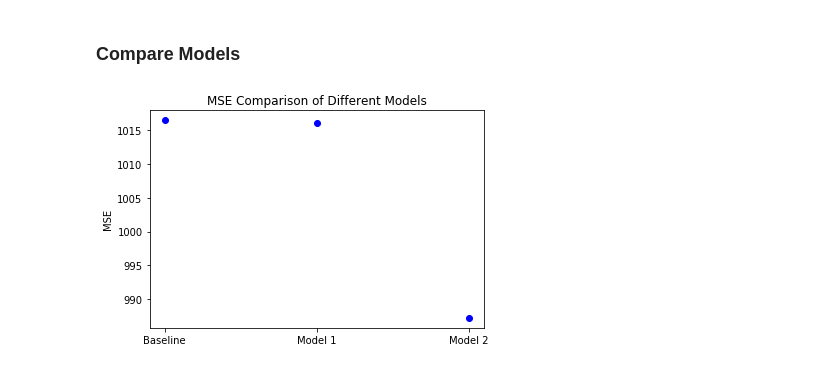
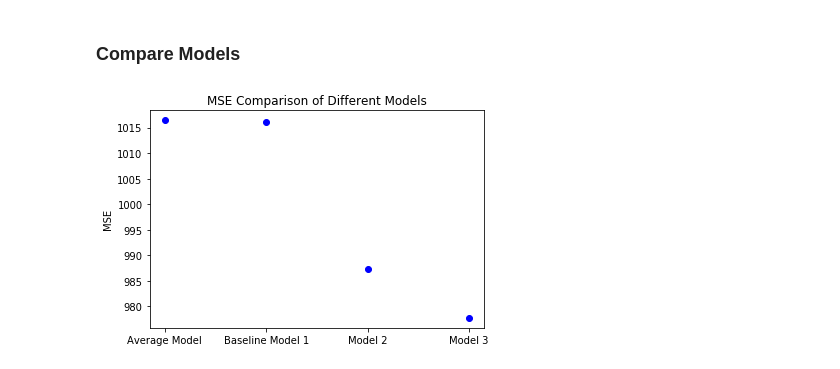
Before and after one commit to jenonds/Jessica, a Jupyter notebook: Assignment 2.ipynb, the cells around one changed output. Drawn from its saved outputs; the diff is of its cells as text; code cells hidden in the pictures.

Commit message:
improved models

```diff
--- a/Assignment 2.ipynb
+++ b/Assignment 2.ipynb
@@ -628,11 +821,11 @@ test[0]['AIRLINE']
 # %% [markdown]
 ### Compare Models
 # %%
-x_vals = ['Baseline', 'Model 1', 'Model 2']
-y_vals = [1016.4428926186471, 1016.0188813832914, 987.2611475199087]
+x_vals = ['Average Model', 'Baseline Model 1', 'Model 2', 'Model 3']
+y_vals = [1016.4428926186471, 1016.0188813832914, 987.2611475199087, 977.7327252735631]
 plt.plot(x_vals, y_vals, 'bo')
 plt.ylabel('MSE')
 plt.title('MSE Comparison of Different Models')
 plt.show()
 # %% [output]
-[figure, old version]
+[figure, new version]
```
Also changed, not shown: parts of 14 cells of this notebook.
